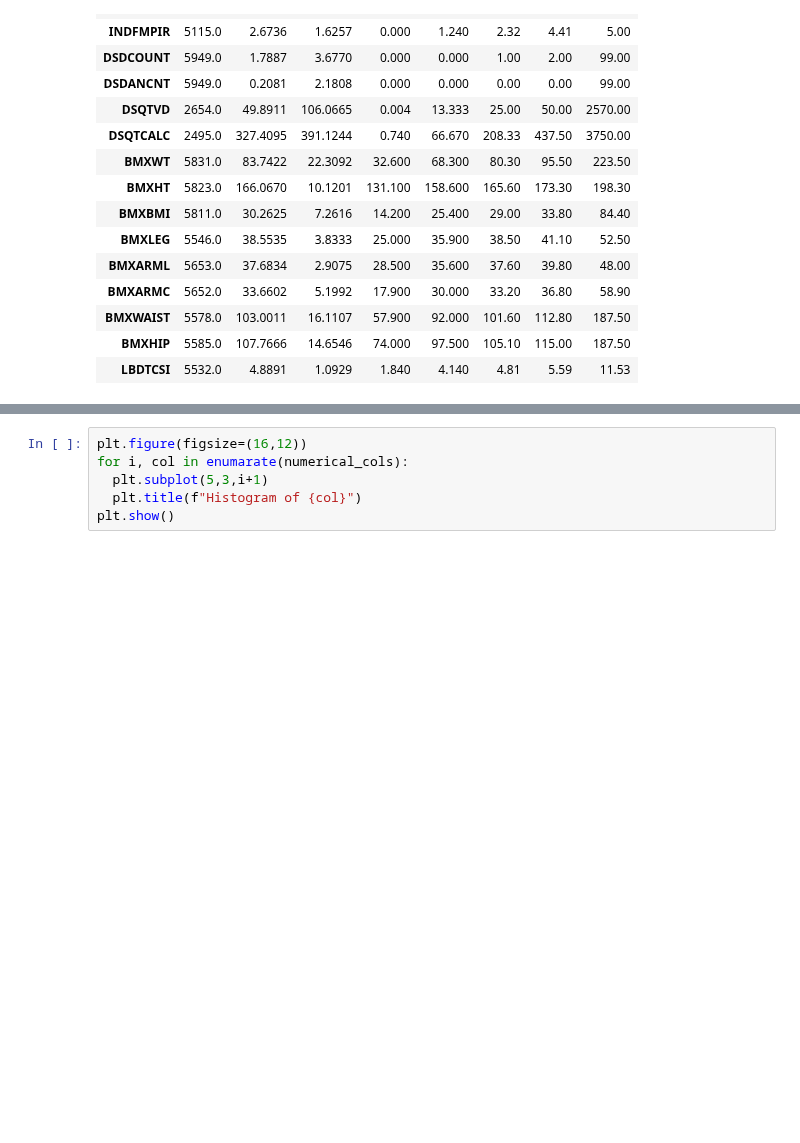
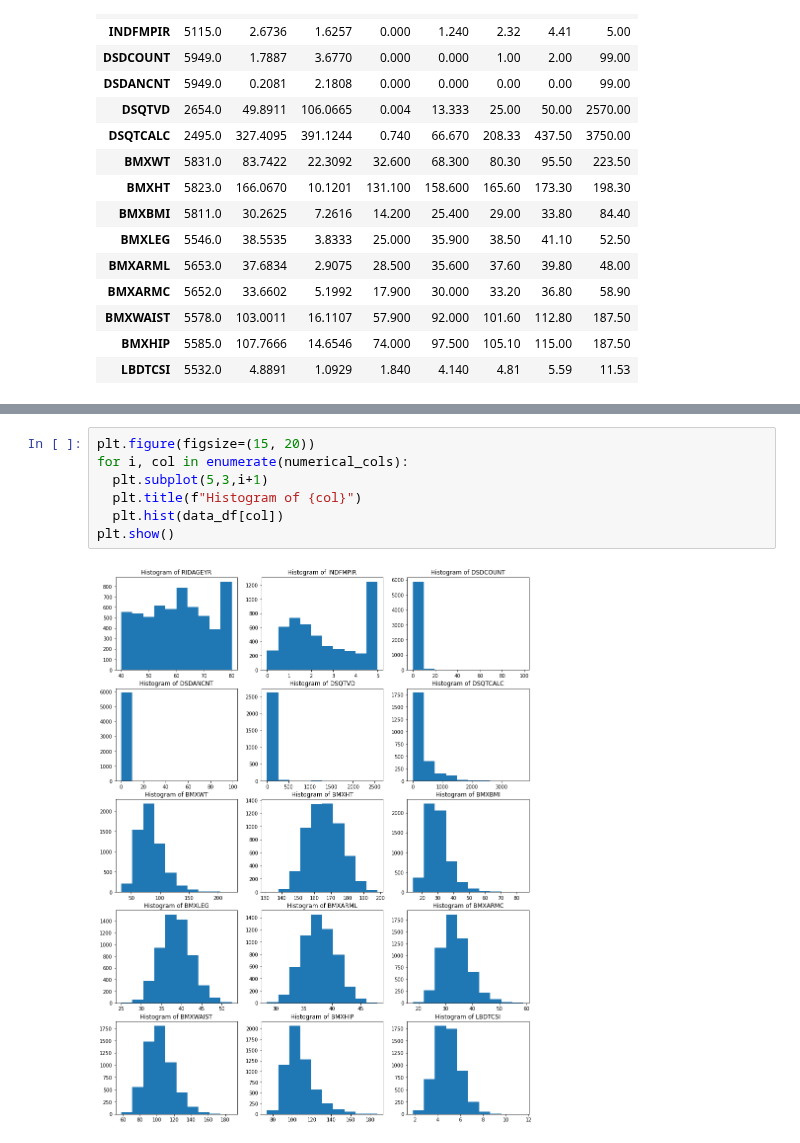
Before and after one commit to praveenkumarbalakrishnan/tasks, a Jupyter notebook: SIG731_Data_Wrangling_Task6HD.ipynb, the cells around one changed output, grey strips where cells are left out. Cells and saved outputs as stored; diff of their text form; blank space fills up the shorter version.

```diff
--- a/SIG731_Data_Wrangling_Task6HD.ipynb
+++ b/SIG731_Data_Wrangling_Task6HD.ipynb
@@ -247,6 +263,9 @@ Histogram and Boxplot of the numerical columns to find the distribution and outl
 # %%
-plt.figure(figsize=(16,12))
-for i, col in enumarate(numerical_cols):
+plt.figure(figsize=(15, 20))
+for i, col in enumerate(numerical_cols):
   plt.subplot(5,3,i+1)
   plt.title(f"Histogram of {col}")
+  plt.hist(data_df[col])
 plt.show()
+# %% [output]
+[figure, added]
```
Also changed, not shown: parts of 6 cells of this notebook.
